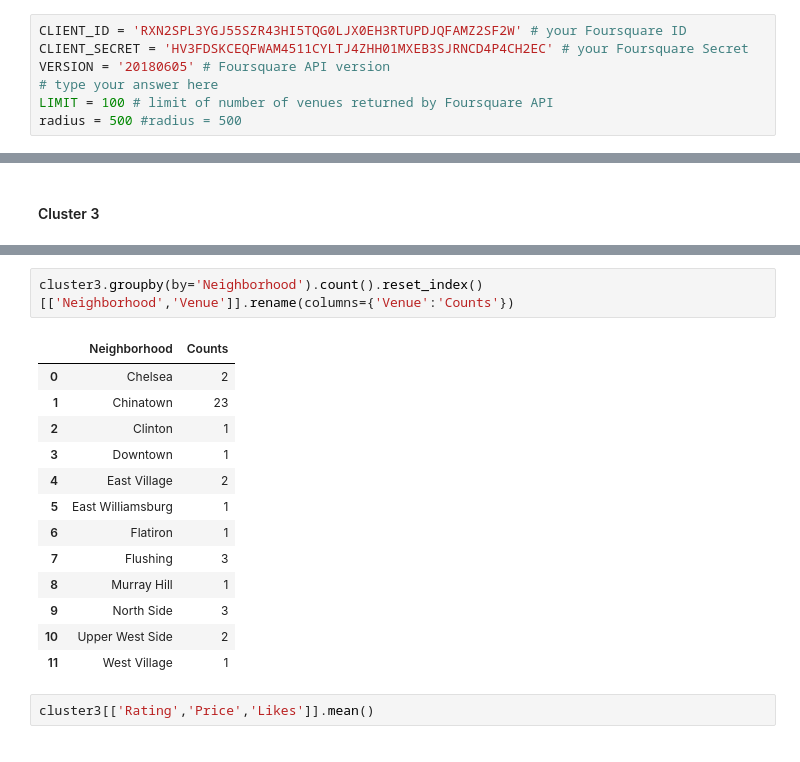
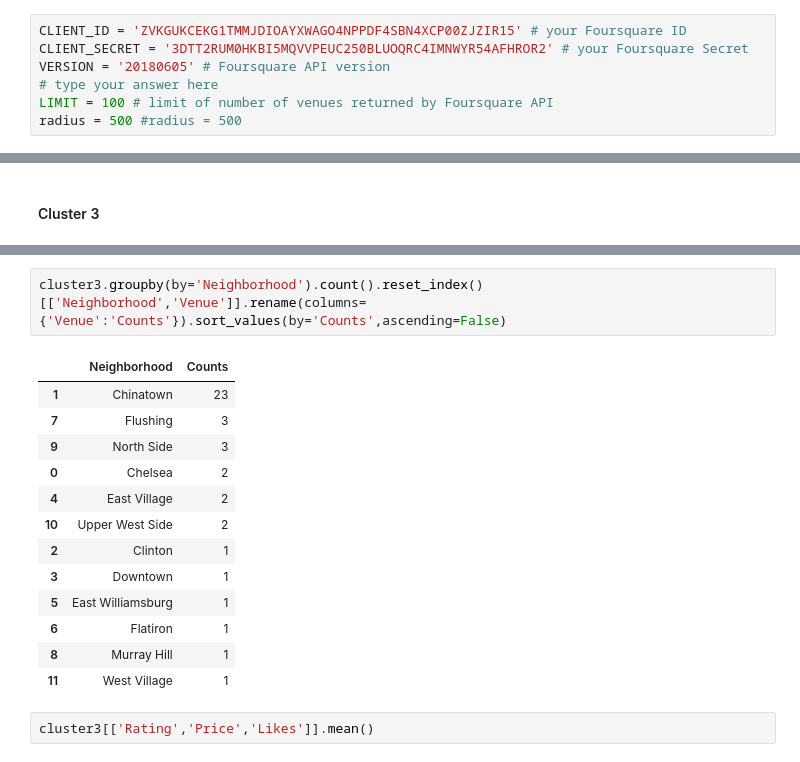
Before and after one commit to Xie-Dong/Coursera_Capstone, a Jupyter notebook: Capstone.ipynb, the cells around one changed output, grey strips where cells are left out. Cells and saved outputs as stored; diff of their text form.

```diff
--- a/Capstone.ipynb
+++ b/Capstone.ipynb
@@ -166,8 +166,8 @@ map_newyork
 # %% [markdown]
 ### 2.2 Using Foursquare API Get Venues Data And Cleaning Data
 # %%
-CLIENT_ID = 'RXN2SPL3YGJ55SZR43HI5TQG0LJX0EH3RTUPDJQFAMZ2SF2W' # your Foursquare ID
-CLIENT_SECRET = 'HV3FDSKCEQFWAM4511CYLTJ4ZHH01MXEB3SJRNCD4P4CH2EC' # your Foursquare Secret
+CLIENT_ID = 'ZVKGUKCEKG1TMMJDIOAYXWAGO4NPPDF4SBN4XCP00ZJZIR15' # your Foursquare ID
+CLIENT_SECRET = '3DTT2RUM0HKBI5MQVVPEUC250BLUOQRC4IMNWYR54AFHROR2' # your Foursquare Secret
 VERSION = '20180605' # Foursquare API version
 # type your answer here
 LIMIT = 100 # limit of number of venues returned by Foursquare API
@@ -1243,20 +1244,20 @@ cluster3
 | 384 | Queens | Flushing | Joe's Shanghai 鹿鸣春 | Chinese Restaurant | 7.7 | 2.0 | 221 | 308 | 99 | ... |
 | 490 | Manhattan | Flatiron | Xi'an Famous Foods | Chinese Restaurant | 8.9 | 1.0 | 211 | 157 | 43 | ... |
 # %%
-cluster3.groupby(by='Neighborhood').count().reset_index()[['Neighborhood','Venue']].rename(columns={'Venue':'Counts'})
+cluster3.groupby(by='Neighborhood').count().reset_index()[['Neighborhood','Venue']].rename(columns={'Venue':'Counts'}).sort_values(by='Counts',ascending=False)
 # %% [output]
 |  | Neighborhood | Counts |
+| 1 | Chinatown | 23 |
+| 7 | Flushing | 3 |
+| 9 | North Side | 3 |
 | 0 | Chelsea | 2 |
-| 1 | Chinatown | 23 |
+| 4 | East Village | 2 |
+| 10 | Upper West Side | 2 |
 | 2 | Clinton | 1 |
 | 3 | Downtown | 1 |
-| 4 | East Village | 2 |
 | 5 | East Williamsburg | 1 |
 | 6 | Flatiron | 1 |
-| 7 | Flushing | 3 |
 | 8 | Murray Hill | 1 |
-| 9 | North Side | 3 |
-| 10 | Upper West Side | 2 |
 | 11 | West Village | 1 |
 # %%
 cluster3[['Rating','Price','Likes']].mean()
```
Also changed, not shown: parts of 9 cells of this notebook.
